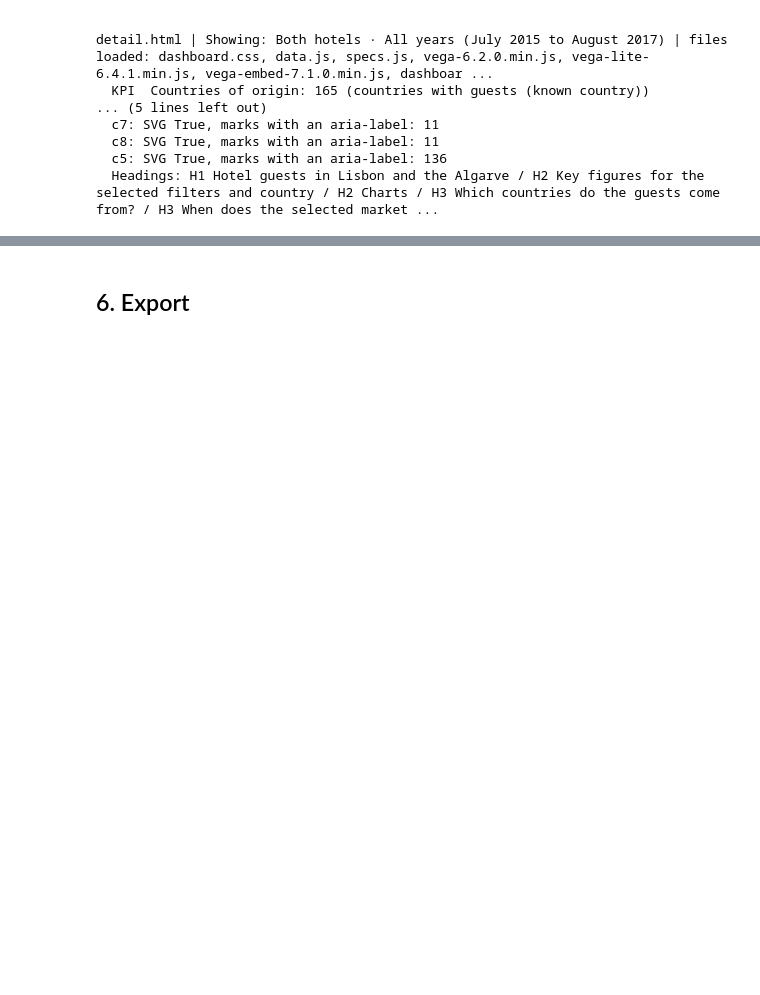
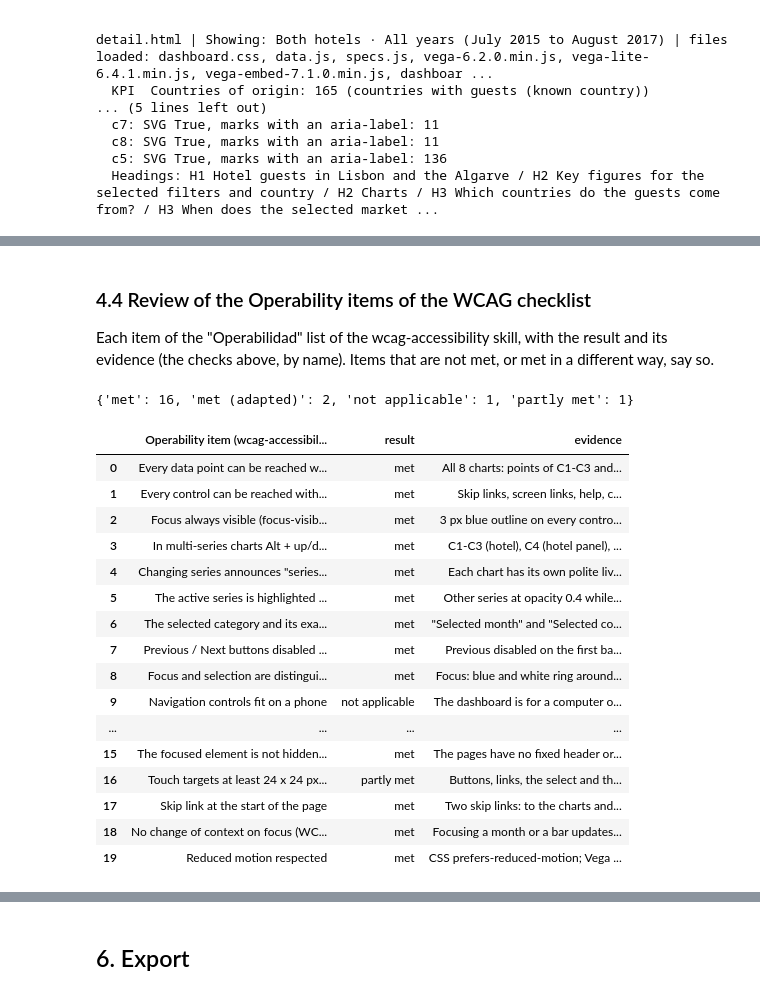
Before and after one commit to oromerlo8-ub/Infovis2627-Group3, a Jupyter notebook: Delivery 1/Part 6 - Implementation and Delivery/code/browser_checks.ipynb, the cells around one changed output, grey strips where cells are left out. Drawn from its saved outputs; the diff is of its cells as text; code cells hidden in the pictures; blank space fills up the shorter version.

```diff
--- a/Delivery 1/Part 6 - Implementation and Delivery/code/browser_checks.ipynb
+++ b/Delivery 1/Part 6 - Implementation and Delivery/code/browser_checks.ipynb
@@ -178,0 +611,65 @@ detail.html | Showing: Both hotels · All years (July 2015 to August 2017) | fil
+# %% [markdown]
+### 4.4 Review of the Operability items of the WCAG checklist
+
+Each item of the "Operabilidad" list of the wcag-accessibility skill, with the result and its evidence (the checks above, by name). Items that are not met, or met in a different way, say so.
+# %%
+# ── Operability items of the skill's checklist ───────────────────────────────
+def passed(prefix):
+    rows = [c for c in checks if c['interaction'].startswith(prefix)]
+    return bool(rows) and all(c['passes'] for c in rows)
+
+operability = pd.DataFrame([
+    ('Every data point can be reached with the arrow keys', 'met' if passed('Keyboard: chart') else 'NOT MET',
+     'All 8 charts: points of C1-C3 and C6, bars of C4, C7, C8 and the countries of the map C5 (checks "Keyboard: chart")'),
+    ('Every control can be reached with Tab in a logical order', 'met' if passed('Keyboard: Tab') else 'NOT MET',
+     'Skip links, screen links, help, charts in reading order, then the filter panel (check "Tab order")'),
+    ('Focus always visible (focus-visible, never outline: none without replacement)', 'met' if passed('Keyboard: visible focus') else 'NOT MET',
+     '3 px blue outline on every control; SVG ring on every chart stop'),
+    ('In multi-series charts Alt + up/down changes series keeping the index', 'met' if passed('Keyboard: series') else 'NOT MET',
+     'C1-C3 (hotel), C4 (hotel panel), C6 (selected country / all guests)'),
+    ('Changing series announces "series, point N of M: value" (aria-live)', 'met' if passed('Keyboard: announcement') else 'NOT MET',
+     'Each chart has its own polite live region'),
+    ('The active series is highlighted (opacity) against the others', 'met' if passed('Keyboard: active series') else 'NOT MET',
+     'Other series at opacity 0.4 while the focus is in the chart, restored when it leaves'),
+    ('The selected category and its exact value are always visible next to the chart', 'met' if passed('Keyboard: value visible') and passed('Keyboard: I5') else 'NOT MET',
+     '"Selected month" and "Selected country" boxes; value box next to the focused mark'),
+    ('Previous / Next buttons disabled at the ends', 'met' if passed('Keyboard: I7 Previous') else 'NOT MET', 'Previous disabled on the first bar, Next on the last'),
+    ('Focus and selection are distinguished without colour alone', 'met' if passed('Keyboard: focus and selection') else 'NOT MET',
+     'Focus: blue and white ring around the mark; selection: orange fill, black outline, bold axis label and the box text'),
+    ('Navigation controls fit on a phone', 'not applicable', 'The dashboard is for a computer or a tablet (architecture.md): designed at 1280 x 800 px and checked down to a 768 px wide tablet'),
+    ('The SVG focus indicator is drawn in its own group above the marks (correct z-order)', 'met (adapted)',
+     'Drawn in an SVG overlay outside Vega\'s SVG, the "correct solution" of the same skill section; never covered by titles or legends'),
+    ('Never CSS outline on SVG elements; stroke / circle / rhombus by mark type', 'met (adapted)',
+     'Bars and countries: double rectangle; points: double circle; no line mark takes the focus (the points of each line do), so no rhombus is needed'),
+    ('The focus group is cleared on blur', 'met' if passed('Keyboard: chart') else 'NOT MET', 'Check "Tab leaves C1": ring and dimming removed'),
+    ('The focus announces its position and scrolls the element into view', 'met' if passed('Keyboard: announcement') else 'NOT MET', 'scrollIntoView on every focus'),
+    ('Focus on a dark background uses a double ring (3:1, WCAG 2.4.11)', 'met', 'White and blue double ring on the marks; the dark Reset button has the blue outline outside it, on the panel grey'),
+    ('The focused element is not hidden by fixed elements (WCAG 2.4.11)', 'met', 'The pages have no fixed header or footer'),
+    ('Touch targets at least 24 x 24 px (44 recommended)', 'partly met',
+     'Buttons, links, the select and the radio rows are 44 px high and radios 24 px; the data points (about 8 px) are smaller, but every one is also reachable by keyboard, Previous/Next and the nearest-point pointer selection'),
+    ('Skip link at the start of the page', 'met' if passed('Keyboard: skip link') else 'NOT MET', 'Two skip links: to the charts and to the filters'),
+    ('No change of context on focus (WCAG 3.2.1)', 'met',
+     'Focusing a month or a bar updates the linked charts and boxes on the same page, which is not a change of context (no new page, window or focus move)'),
+    ('Reduced motion respected', 'met' if passed('Reduced motion') else 'NOT MET', 'CSS prefers-reduced-motion; Vega charts have no animation'),
+], columns=['Operability item (wcag-accessibility skill)', 'result', 'evidence'])
+print(operability['result'].value_counts().to_dict())
+operability
+# %% [output]
+{'met': 16, 'met (adapted)': 2, 'not applicable': 1, 'partly met': 1}
+|  | Operability item (wcag-accessibil... | result | evidence |
+| 0 | Every data point can be reached w... | met | All 8 charts: points of C1-C3 and... |
+| 1 | Every control can be reached with... | met | Skip links, screen links, help, c... |
+| 2 | Focus always visible (focus-visib... | met | 3 px blue outline on every contro... |
+| 3 | In multi-series charts Alt + up/d... | met | C1-C3 (hotel), C4 (hotel panel), ... |
+| 4 | Changing series announces "series... | met | Each chart has its own polite liv... |
+| 5 | The active series is highlighted ... | met | Other series at opacity 0.4 while... |
+| 6 | The selected category and its exa... | met | "Selected month" and "Selected co... |
+| 7 | Previous / Next buttons disabled ... | met | Previous disabled on the first ba... |
+| 8 | Focus and selection are distingui... | met | Focus: blue and white ring around... |
+| 9 | Navigation controls fit on a phone | not applicable | The dashboard is for a computer o... |
+| ... | ... | ... | ... |
+| 15 | The focused element is not hidden... | met | The pages have no fixed header or... |
+| 16 | Touch targets at least 24 x 24 px... | partly met | Buttons, links, the select and th... |
+| 17 | Skip link at the start of the page | met | Two skip links: to the charts and... |
+| 18 | No change of context on focus (WC... | met | Focusing a month or a bar updates... |
+| 19 | Reduced motion respected | met | CSS prefers-reduced-motion; Vega ... |
```
Also changed, not shown: parts of 30 cells of this notebook, 52 other files.
